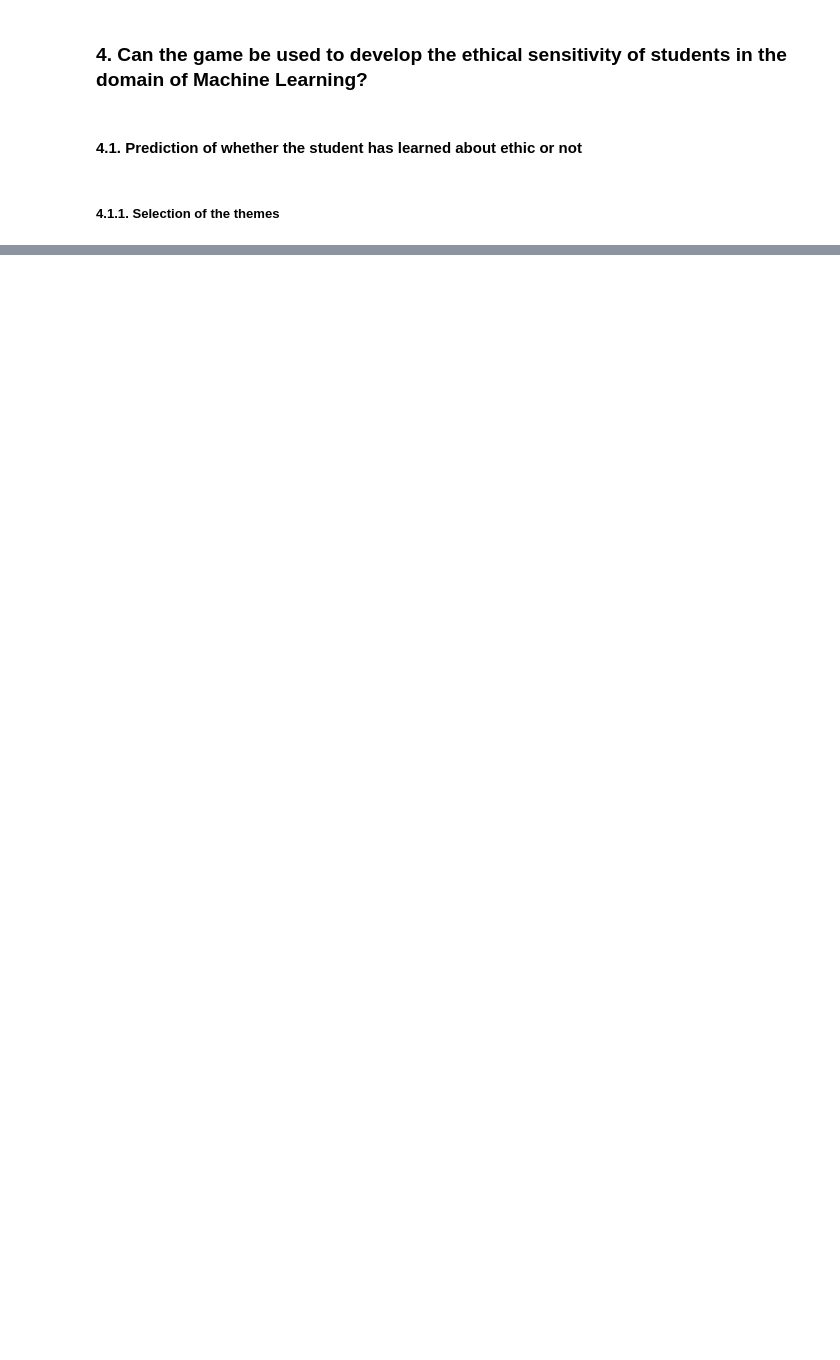
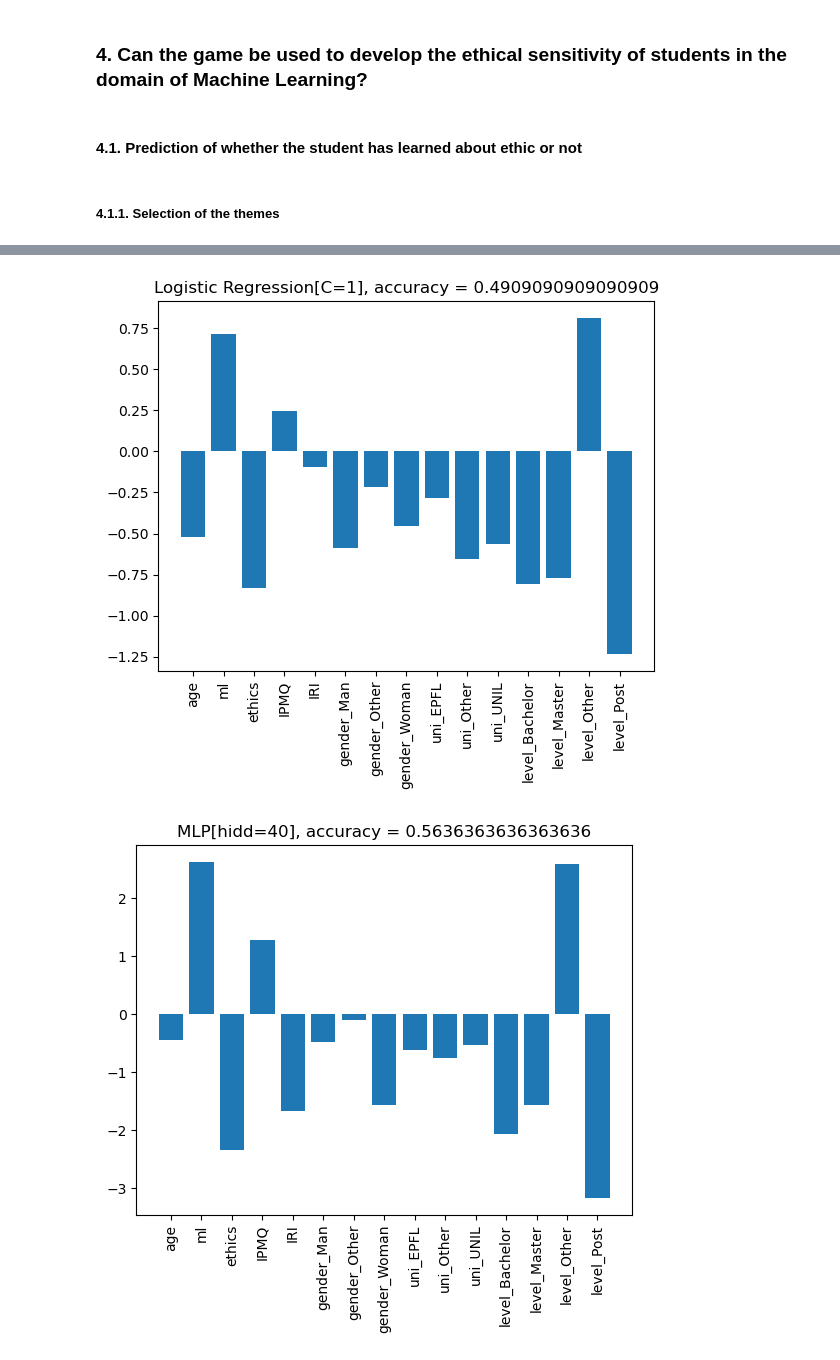
Before and after one commit to jeanknubel/ML4ED_Internship, a Jupyter notebook: notebooks/data_processing.ipynb, the cells around one changed output, grey strips where cells are left out. Cells and saved outputs as stored; diff of their text form; code cells hidden in the pictures; blank space fills up the shorter version.

```diff
--- a/notebooks/data_processing.ipynb
+++ b/notebooks/data_processing.ipynb
@@ -69,6 +78,6 @@ We can observe that there are no missing values: each group has indeed the corre
 # %%
 # Only for the continuous values -> the profile
-scaler = StandardScaler().fit(d_profile[['age', 'ml', 'ethics', 'IPMQ', 'IRI']])
+scaler = MinMaxScaler().fit(d_profile[['age', 'ml', 'ethics', 'IPMQ', 'IRI']])
 d_profile[['age', 'ml', 'ethics', 'IPMQ', 'IRI']] = scaler.transform(d_profile[['age', 'ml', 'ethics', 'IPMQ', 'IRI']])
 # %% [markdown]
 ### 4. Can the game be used to develop the ethical sensitivity of students in the domain of Machine Learning?
@@ -105,0 +191,7 @@ def run_visu_log_reg(axis):
+# %%
+def show_res(model, Y, model_name, hyperparam_name, hyperparam_val):
+    plt.bar(data.columns[:-1], Y)
+    plt.xticks(rotation=90)
+    accuracy = accuracy_score(Y_test, model.predict(X_test))
+    plt.title("{model}[{hyp}={val}], accuracy = {acc}".format(model = model_name, acc = accuracy, hyp = hyperparam_name, val = hyperparam_val))
+    plt.show()
@@ -105,0 +216,42 @@ def run_visu_log_reg(axis):
+# %%
+#best models
+model_log = LogisticRegression(penalty='l2', C=1, max_iter=500)
+model_mlp = MLPClassifier(hidden_layer_sizes=(40), activation='relu', max_iter=500, learning_rate_init=0.005, alpha=0.5)
+model_tree = tree.DecisionTreeClassifier(max_depth=3)
+
+#save 20% of the original data for testing
+train_data, test_data = np.split(data.sample(frac=1), [int(.8*len(data))])
+X_test = test_data.iloc[:, :-1]
+Y_test = test_data.iloc[:, -1].astype('int32')
+
+#oversample the rest of the original data and train the model with it
+smote = SMOTE()
+X_train, Y_train = smote.fit_resample(train_data.iloc[:, :-1], train_data.iloc[:, -1])
+
+#training
+model_log.fit(X_train, Y_train)
+model_mlp.fit(X_train, Y_train)
+model_tree.fit(X_train, Y_train)
+
+#testing logistic regression
+show_res(model_log, model_log.coef_.reshape(-1) , 'Logistic Regression', 'C', 1)
+
+#testing mlp
+features = len(data.columns)-1
+x = np.zeros(features)
+Y = np.zeros(features)
+matrices = (model_mlp.coefs_)
+for i in range(features):
+    x[i-1] = 0
+    x[i] = 1
+    Y[i] = x @ matrices[0]@ matrices[1]
+show_res(model_mlp, Y, 'MLP', 'hidd', 40)
+
+#testing tree
+tree.plot_tree(model_tree)
+accuracy = accuracy_score(Y_test, model_tree.predict(X_test))
+plt.title("{model}[d={depth}], balanced accuracy = {acc}".format(model = 'tree', acc = accuracy, depth = 3))
+plt.show()
+# %% [output]
+[figure, added]
+[figure, added]
```
Also changed, not shown: parts of 26 cells of this notebook, 2 other files.
